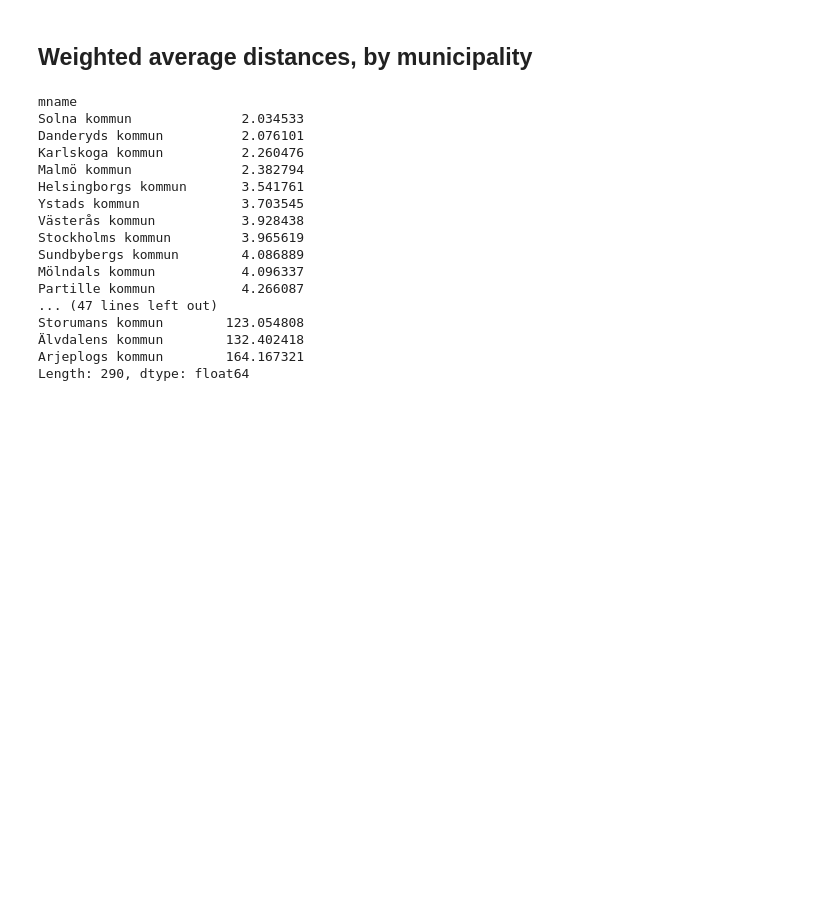
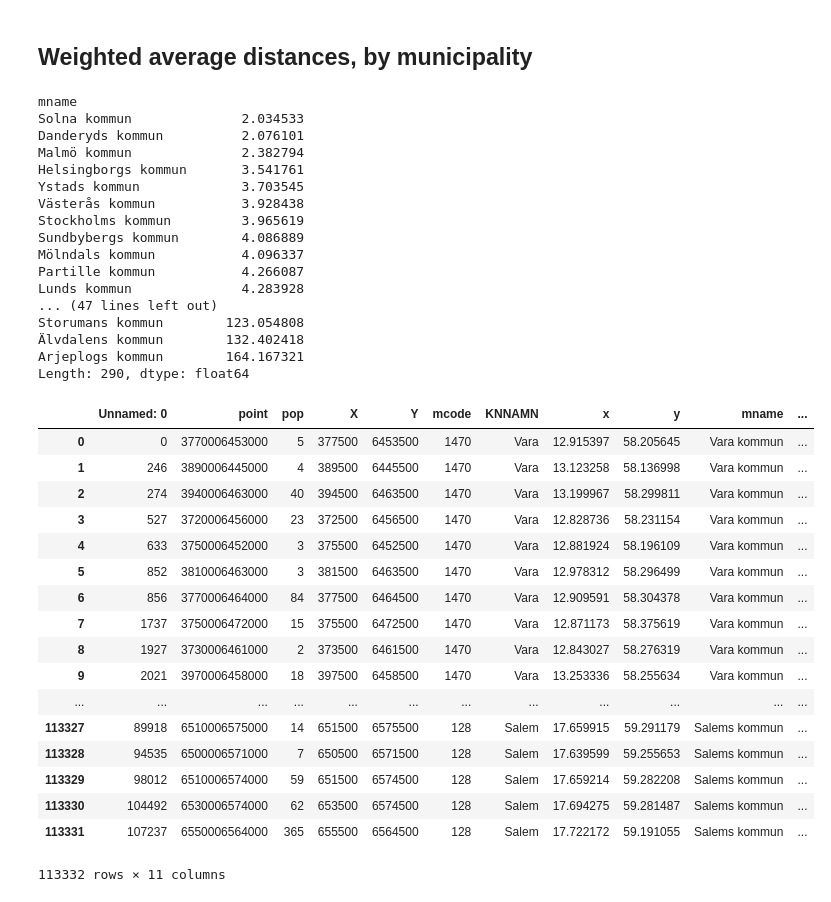
Before and after one commit to jplusplus/bb, a Jupyter notebook: bb.ipynb, the cells around one changed output. Saved outputs shown, nothing was run; the diff lists cells and outputs as text; code cells hidden in the pictures; blank space fills up the shorter version.

```diff
--- a/bb.ipynb
+++ b/bb.ipynb
@@ -1,7 +1,6 @@
 # %%
 """
- Import required modules and data, and transform all coordinates in the data to WSG84.
- This may take a while (a minute or more, on a typical laptop).
+ Import required modules and data
 
 """
 import pandas as pd
@@ -31,18 +30,24 @@ def getDistance(k1, k2):
 # Useful constants
 SWEREF = Proj(init='epsg:3006')
 WGS84 = Proj(init='epsg:4326')
-NOW = "2017-06-30"
-THEN = "2000-01-01"
+NOW = "2019-06-20"
+THEN = "1999-12-31"
 
 # Load data
 bb = pd.read_csv("bb.csv")
 
 # There was a problem with the geometry in the earilier SCB file. For now, loadonly one file, while investigating
+"""
+# transform all coordinates in the data to WSG84.
+# This may take a while (several minutes, on a typical laptop).
+
 pop = pd.read_csv("population_1.csv")
 coords = pop.apply(lambda x: pd.Series(transform(SWEREF, WGS84, x.X, x.Y)), axis=1)
 coords.columns = ["x", "y"]
 pop = pop.join(coords)
+pop.to_csv("population_1_wgs84.csv")
 
+"""
 """
 population = [pd.read_csv("population_0.csv"), pd.read_csv("population_1.csv")]
 for i, pop in enumerate(population):
@@ -50,6 +55,12 @@ for i, pop in enumerate(population):
     coords.columns = ["x", "y"]
     population[i] = pop.join(coords)
 """
+pop = pd.read_csv("population_1_wgs84.csv")
+""" Add proper municipality names from https://github.com/jplusplus/statscraper-datatypes
+"""
+municipalities = pd.read_csv("datatypes/values/regions/sweden/municipalities.csv")
+municipalities = municipalities[municipalities.label != "Uppsala kommun före 2003"]
+pop = pop.merge(municipalities[["label", "dialect:numerical"]], left_on="mcode", right_on="dialect:numerical").rename(columns={'label': 'mname'})
 
 print("Sanity check: The following line should say (56, 113332):")
 (len(bb), len(pop))
@@ -71,12 +82,6 @@ def nearest_bb(x, y, bb_selection):
 
 pop["dist_to_nearest_bb_now"] = pop.apply(lambda ruta: nearest_bb(ruta.x, ruta.y, bb[f_now]), axis=1)
 pop["dist_to_nearest_bb_then"] = pop.apply(lambda ruta: nearest_bb(ruta.x, ruta.y, bb[f_then]), axis=1)
-# %%
-""" Add proper municipality names from https://github.com/jplusplus/statscraper-datatypes
-"""
-municipalities = pd.read_csv("datatypes/values/regions/sweden/municipalities.csv")
-pop = pop.merge(municipalities[["label", "dialect:numerical"]], left_on="mcode", right_on="dialect:numerical").rename(columns={'label': 'mname'})
-pop.mname = pop.mname.replace("Uppsala kommun före 2003", "Uppsala kommun")  # Don't differentate these
 # %% [markdown]
 # The nation as a whole
 
@@ -282,7 +318,7 @@ Name: pop, dtype: float64
 # %% [markdown]
 ## Weighted average distances, by municipality
 # %%
-# Weighted average distances 2017, by municipality
+# Weighted average distances 2019, by municipality
 
 pop["product_now"] = (pop.dist_to_nearest_bb_now * pop["pop"])
 (pop.groupby("mname").product_now.sum()  / pop.groupby("mname")["pop"].sum()).sort_values()
@@ -290,7 +326,6 @@ pop["product_now"] = (pop.dist_to_nearest_bb_now * pop["pop"])
 mname
 Solna kommun              2.034533
 Danderyds kommun          2.076101
-Karlskoga kommun          2.260476
 Malmö kommun              2.382794
 Helsingborgs kommun       3.541761
 Ystads kommun             3.703545
@@ -299,8 +334,32 @@ Stockholms kommun         3.965619
 Sundbybergs kommun        4.086889
 Mölndals kommun           4.096337
 Partille kommun           4.266087
+Lunds kommun              4.283928
 ... (47 lines left out)
 Storumans kommun        123.054808
 Älvdalens kommun        132.402418
 Arjeplogs kommun        164.167321
 Length: 290, dtype: float64
+# %%
+# Generate csv file with key values
+# mname	avg_distance_2000	avg_distance_2017	max_distance_2000	max_distance_2017	num_above_100	num_above_75	num_above_50
+pop
+# %% [output]
+|  | Unnamed: 0 | point | pop | X | Y | mcode | KNNAMN | x | y | mname | ... |
+| 0 | 0 | 3770006453000 | 5 | 377500 | 6453500 | 1470 | Vara | 12.915397 | 58.205645 | Vara kommun | ... |
+| 1 | 246 | 3890006445000 | 4 | 389500 | 6445500 | 1470 | Vara | 13.123258 | 58.136998 | Vara kommun | ... |
+| 2 | 274 | 3940006463000 | 40 | 394500 | 6463500 | 1470 | Vara | 13.199967 | 58.299811 | Vara kommun | ... |
+| 3 | 527 | 3720006456000 | 23 | 372500 | 6456500 | 1470 | Vara | 12.828736 | 58.231154 | Vara kommun | ... |
+| 4 | 633 | 3750006452000 | 3 | 375500 | 6452500 | 1470 | Vara | 12.881924 | 58.196109 | Vara kommun | ... |
+| 5 | 852 | 3810006463000 | 3 | 381500 | 6463500 | 1470 | Vara | 12.978312 | 58.296499 | Vara kommun | ... |
+| 6 | 856 | 3770006464000 | 84 | 377500 | 6464500 | 1470 | Vara | 12.909591 | 58.304378 | Vara kommun | ... |
+| 7 | 1737 | 3750006472000 | 15 | 375500 | 6472500 | 1470 | Vara | 12.871173 | 58.375619 | Vara kommun | ... |
+| 8 | 1927 | 3730006461000 | 2 | 373500 | 6461500 | 1470 | Vara | 12.843027 | 58.276319 | Vara kommun | ... |
+| 9 | 2021 | 3970006458000 | 18 | 397500 | 6458500 | 1470 | Vara | 13.253336 | 58.255634 | Vara kommun | ... |
+| ... | ... | ... | ... | ... | ... | ... | ... | ... | ... | ... | ... |
+| 113327 | 89918 | 6510006575000 | 14 | 651500 | 6575500 | 128 | Salem | 17.659915 | 59.291179 | Salems kommun | ... |
+| 113328 | 94535 | 6500006571000 | 7 | 650500 | 6571500 | 128 | Salem | 17.639599 | 59.255653 | Salems kommun | ... |
+| 113329 | 98012 | 6510006574000 | 59 | 651500 | 6574500 | 128 | Salem | 17.659214 | 59.282208 | Salems kommun | ... |
+| 113330 | 104492 | 6530006574000 | 62 | 653500 | 6574500 | 128 | Salem | 17.694275 | 59.281487 | Salems kommun | ... |
+| 113331 | 107237 | 6550006564000 | 365 | 655500 | 6564500 | 128 | Salem | 17.722172 | 59.191055 | Salems kommun | ... |
+113332 rows × 11 columns
```
Also changed, not shown: parts of 7 cells of this notebook.
